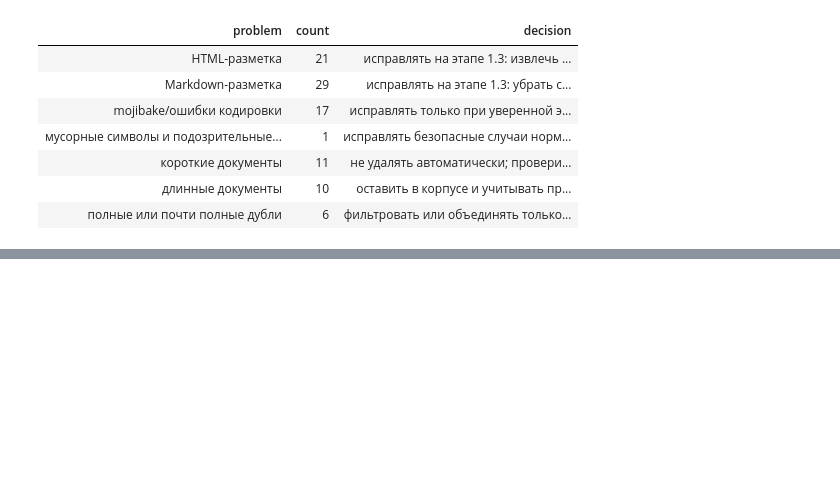
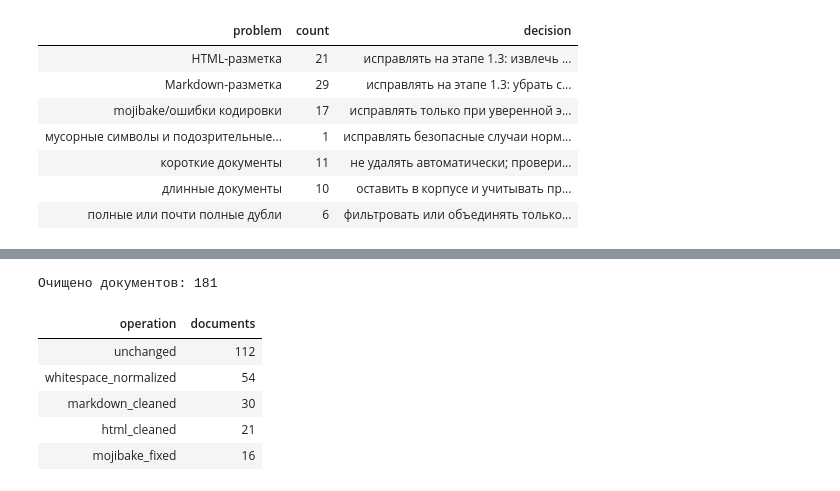
Before and after one commit to IlyaEmelin/ai-agent.rag-system, a Jupyter notebook: notebooks/rag_filmoskop_project.ipynb, the cells around one changed output, grey strips where cells are left out. Drawn from its saved outputs; the diff is of its cells as text; code cells hidden in the pictures; blank space fills up the shorter version.

```diff
--- a/notebooks/rag_filmoskop_project.ipynb
+++ b/notebooks/rag_filmoskop_project.ipynb
@@ -195,0 +200,22 @@ display(audit.decisions)
+# %%
+from src.cleaning import clean_corpus
+from src.diagnostics import (
+    build_cleaning_examples_table,
+    build_cleaning_operations_table,
+    compare_corpus_quality,
+)
+
+cleaned_results = clean_corpus(dataset.docs)
+cleaned_docs = [result.cleaned_document for result in cleaned_results]
+cleaned_audit = audit_corpus(cleaned_docs)
+
+print(f"Очищено документов: {len(cleaned_docs)}")
+display(build_cleaning_operations_table(cleaned_results))
+# %% [output]
+Очищено документов: 181
+| operation | documents |
+| unchanged | 112 |
+| whitespace_normalized | 54 |
+| markdown_cleaned | 30 |
+| html_cleaned | 21 |
+| mojibake_fixed | 16 |
```
Also changed, not shown: parts of 6 cells of this notebook, 3 other files.
